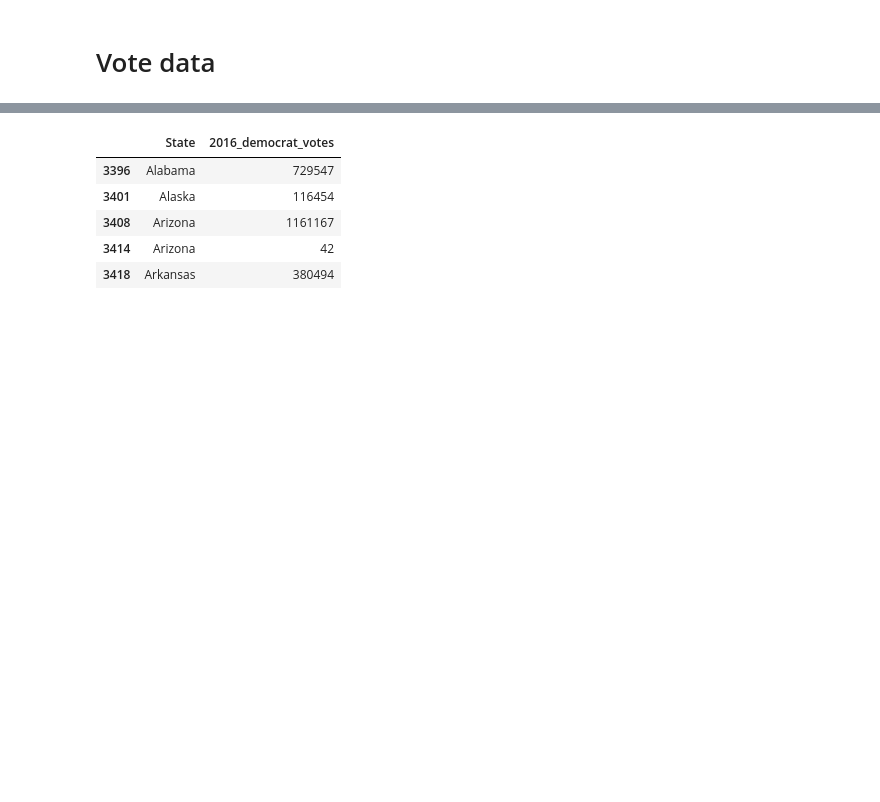
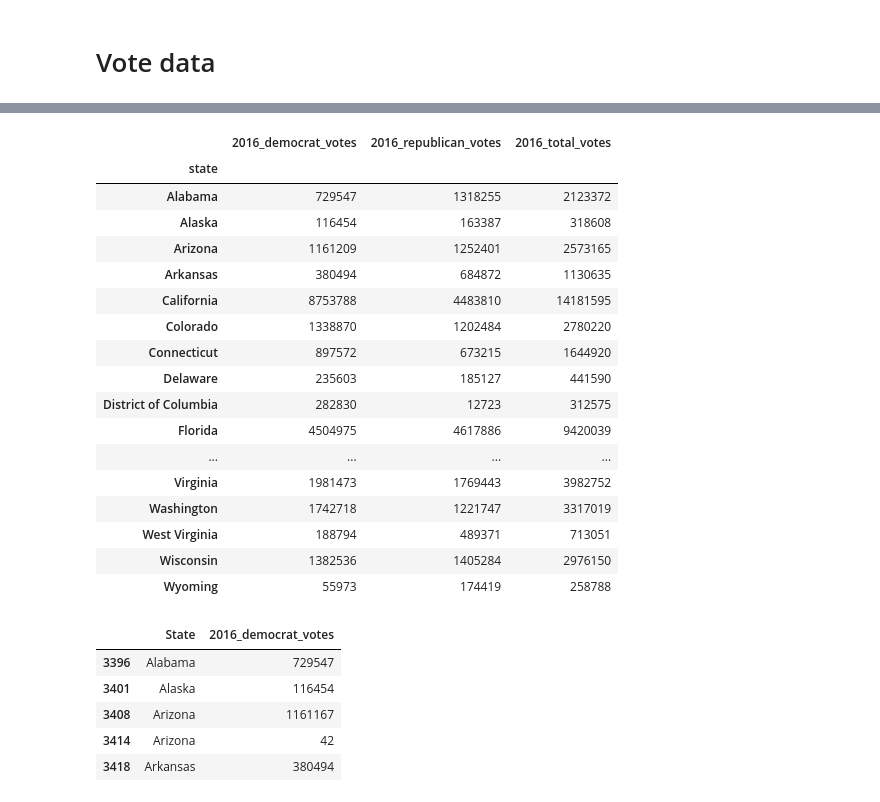
Before and after one commit to CodingMage/project_1_TeamTuring, a Jupyter notebook: Census data.ipynb, the cells around one changed output, grey strips where cells are left out. Cells and saved outputs as stored; diff of their text form; code cells hidden in the pictures; blank space fills up the shorter version.

```diff
--- a/Census data.ipynb
+++ b/Census data.ipynb
@@ -106,8 +117,36 @@ vote_df.loc[(vote_df.year == 2016)&(vote_df.party == 'democrat')]
 | 3724 | 2016 | Wisconsin | WI | 55 | 35 | 25 | US President | Clinton, Hillary | democrat | False | ... |
 | 3733 | 2016 | Wyoming | WY | 56 | 83 | 68 | US President | Clinton, Hillary | democrat | False | ... |
 # %%
-vote_df_2016_demo = vote_df.loc[(vote_df.year == 2016)&(vote_df.party == 'democrat'), ['state', 'candidatevotes']]
-vote_df_2016_rep = vote_df.loc[(vote_df.year == 2016)&(vote_df.party == 'republican'),['state', 'candidatevotes']]
+vote_df_2016_demo_raw = vote_df.loc[(vote_df.year == 2016)&(vote_df.party == 'democrat'), ['state', 'candidatevotes']]
+vote_df_2016_demo = vote_df_2016_demo_raw.groupby('state')['candidatevotes'].sum()
+vote_df_2016_rep_raw = vote_df.loc[(vote_df.year == 2016)&(vote_df.party == 'republican'),['state', 'candidatevotes']]
+vote_df_2016_rep = vote_df_2016_rep_raw.groupby('state')['candidatevotes'].sum()
+vote_df_2016_total = vote_df.loc[(vote_df.year == 2016), ['state', 'totalvotes']].groupby('state').mean()['totalvotes']
+# %%
+vote_df_2016 = pd.concat([vote_df_2016_demo, vote_df_2016_rep, vote_df_2016_total],axis=1)
+# %%
+vote_df_2016.columns = ['2016_democrat_votes','2016_republican_votes', '2016_total_votes']
+# %%
+vote_df_2016
+# %% [output]
+|  | 2016_democrat_votes | 2016_republican_votes | 2016_total_votes |
+| state |  |  |  |
+| Alabama | 729547 | 1318255 | 2123372 |
+| Alaska | 116454 | 163387 | 318608 |
+| Arizona | 1161209 | 1252401 | 2573165 |
+| Arkansas | 380494 | 684872 | 1130635 |
+| California | 8753788 | 4483810 | 14181595 |
+| Colorado | 1338870 | 1202484 | 2780220 |
+| Connecticut | 897572 | 673215 | 1644920 |
+| Delaware | 235603 | 185127 | 441590 |
+| District of Columbia | 282830 | 12723 | 312575 |
+| Florida | 4504975 | 4617886 | 9420039 |
+| ... | ... | ... | ... |
+| Virginia | 1981473 | 1769443 | 3982752 |
+| Washington | 1742718 | 1221747 | 3317019 |
+| West Virginia | 188794 | 489371 | 713051 |
+| Wisconsin | 1382536 | 1405284 | 2976150 |
+| Wyoming | 55973 | 174419 | 258788 |
 # %%
 vote_df_2016_demo = vote_df_2016_demo.rename(columns={'state':'State','candidatevotes':'2016_democrat_votes'})
 vote_df_2016_rep = vote_df_2016_rep.rename(columns={'state':'State','candidatevotes':'2016_republican_votes'})
```
Also changed, not shown: parts of 1 cell of this notebook.
